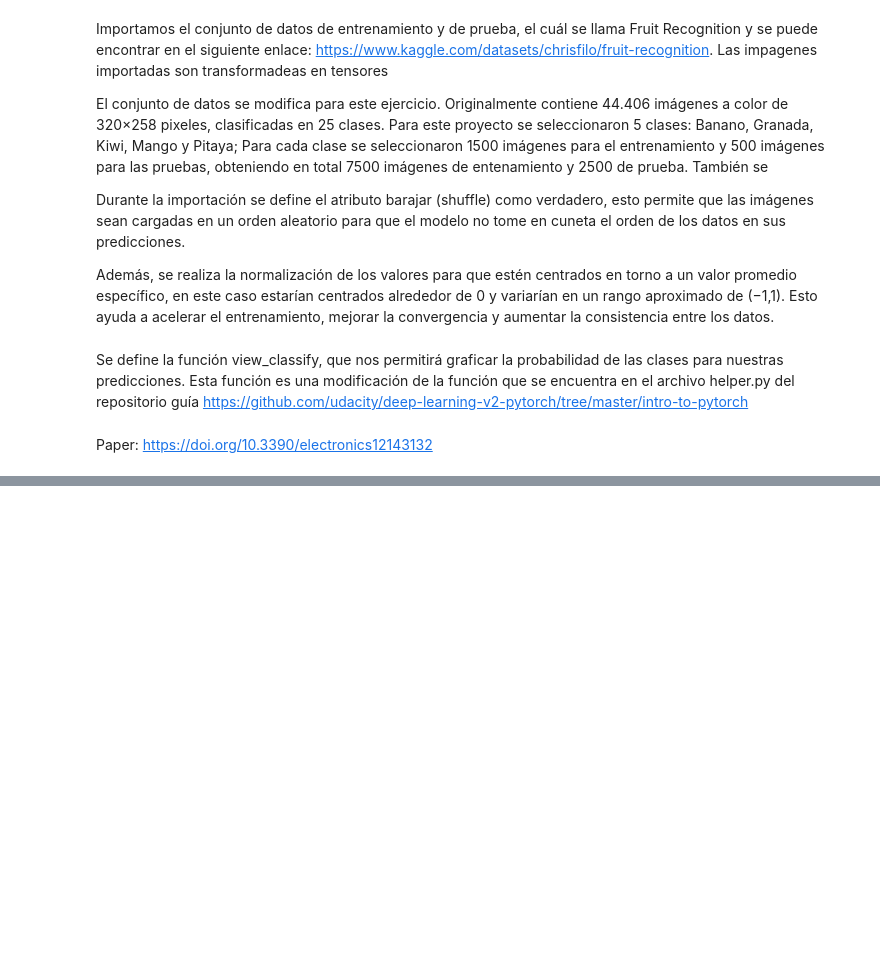
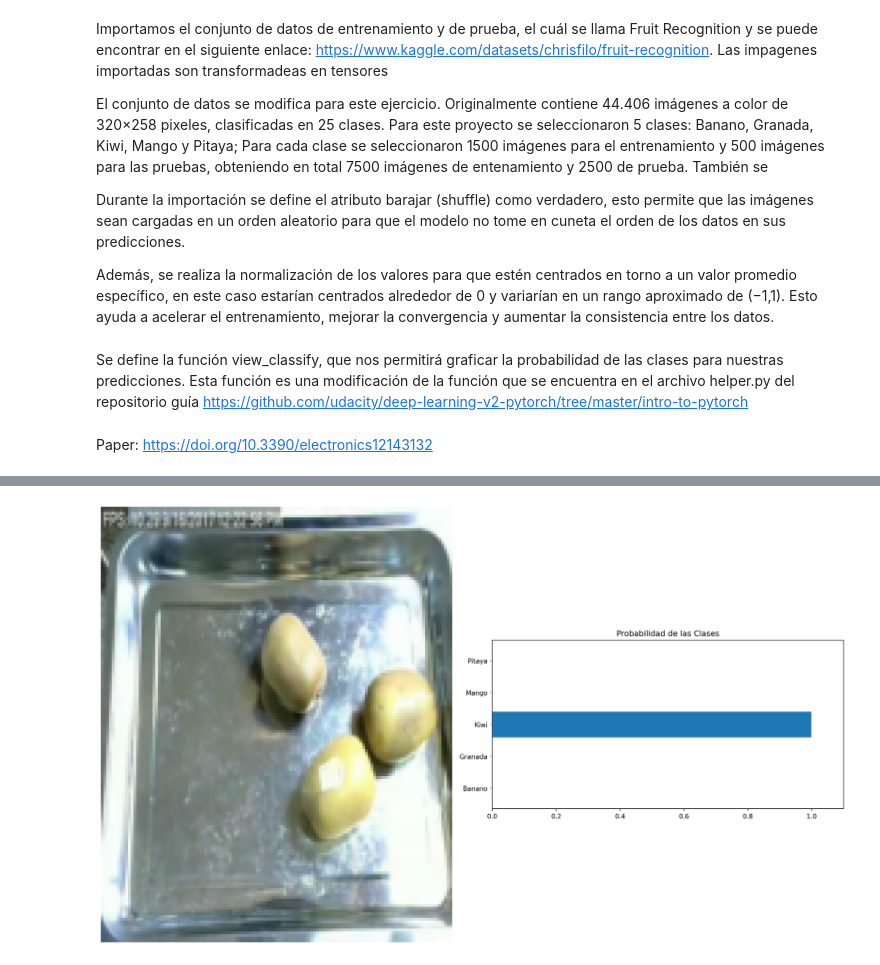
Before and after one commit to AngieJoya99/ProyectoSimulacion, a Jupyter notebook: Entrega Final.ipynb, the cells around one changed output, grey strips where cells are left out. Cells and saved outputs as stored; diff of their text form; code cells hidden in the pictures; blank space fills up the shorter version.

```diff
--- a/Entrega Final.ipynb
+++ b/Entrega Final.ipynb
@@ -224,0 +224,12 @@ print("Modelo guardado exitosamente.")
+# %%
+dataiter = iter(testloader)
+images, labels = next(iter(testloader))
+img = images[0].view(1, pixeles)
+
+# TODO: Calculate the class probabilities (softmax) for img
+ps = torch.exp(model(img))
+
+# Plot the image and probabilities
+view_classify(img.view(canales, ancho, alto), ps)
+# %% [output]
+[figure, added]
```
Also changed, not shown: parts of 6 cells of this notebook, 1 other file.
